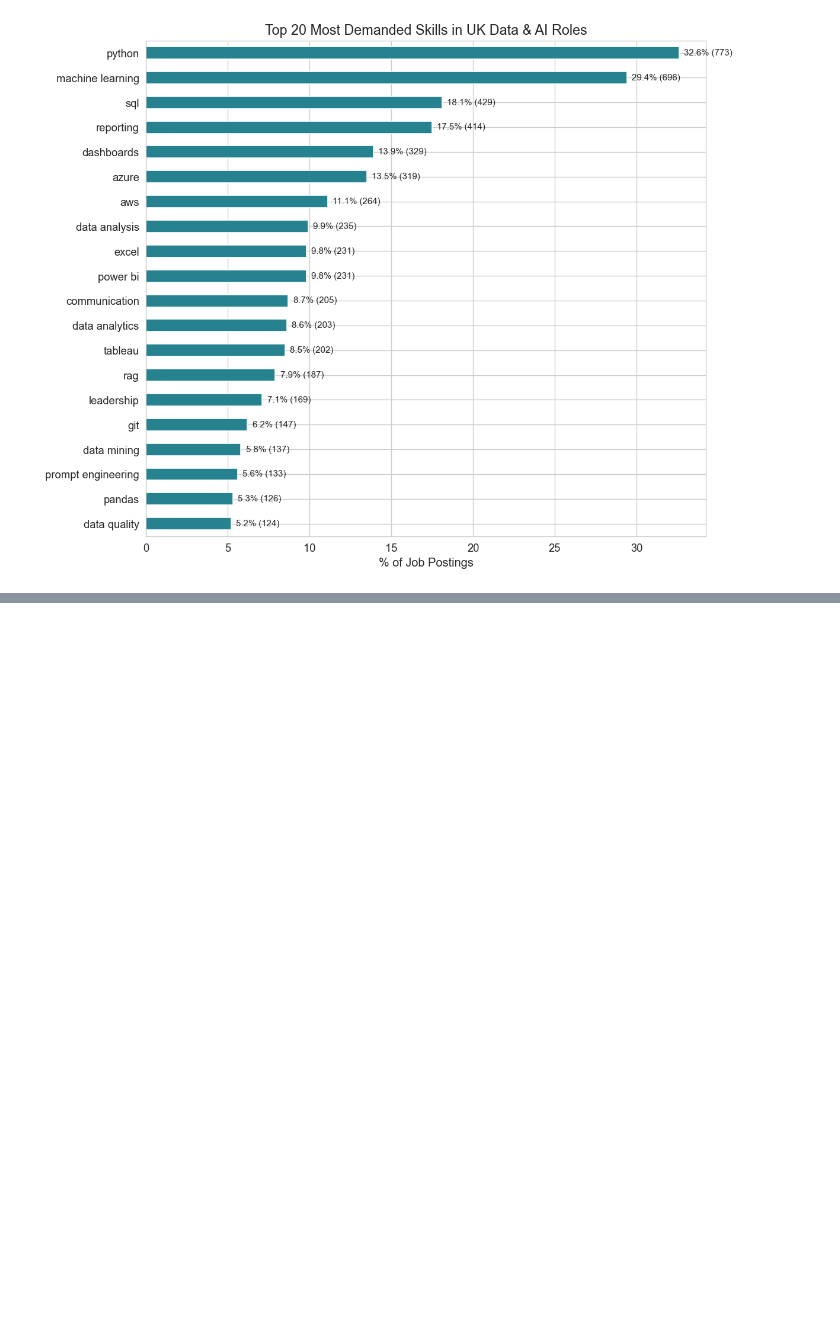
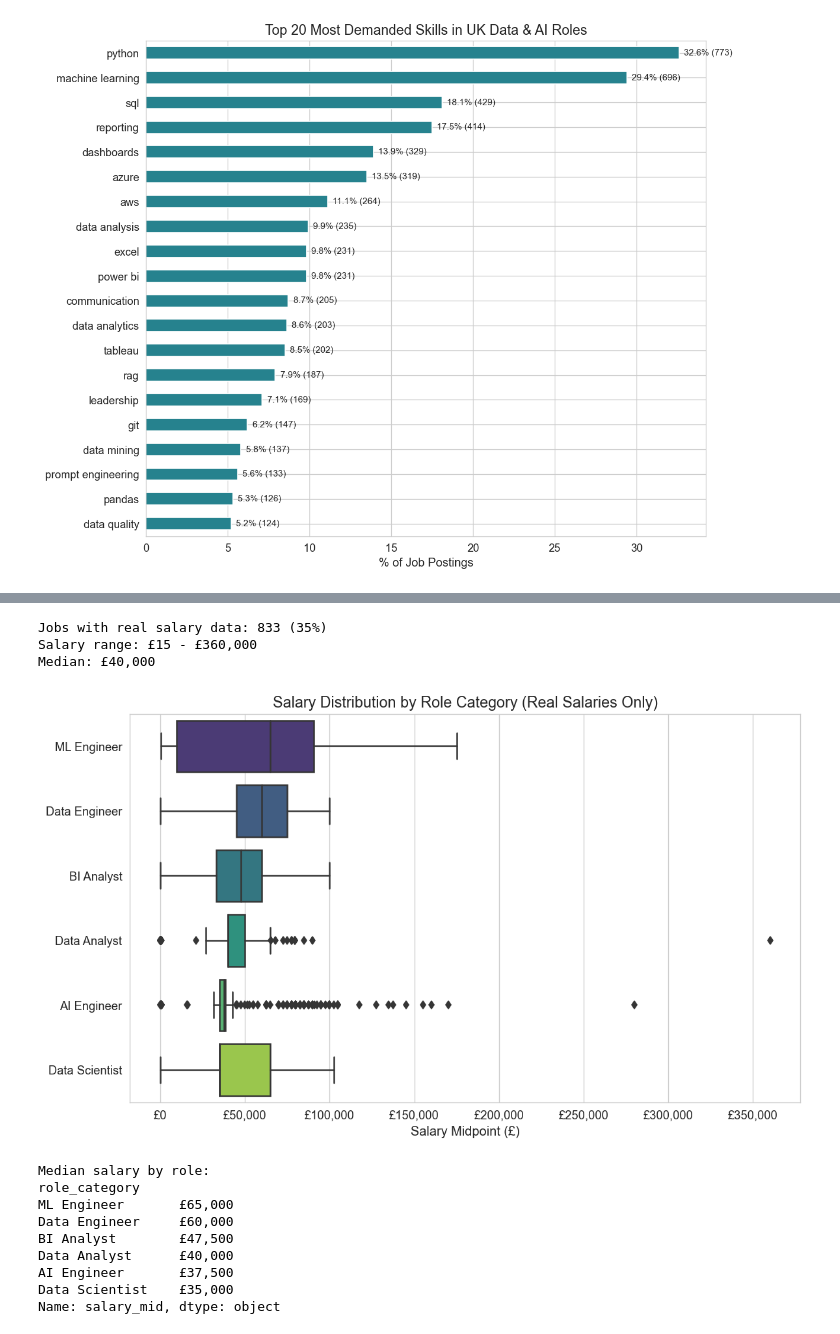
Before and after one commit to Hab-eeb/JobScope-UK, a Jupyter notebook: analysis.ipynb, the cells around one changed output, grey strips where cells are left out. Cells and saved outputs as stored; diff of their text form; code cells hidden in the pictures; blank space fills up the shorter version.

```diff
--- a/analysis.ipynb
+++ b/analysis.ipynb
@@ -160,0 +274,38 @@ plt.show()
+# %%
+# Filter to real salary data only
+df_salary = df[df['has_real_salary'] == 1].copy()
+print(f"Jobs with real salary data: {len(df_salary)} ({len(df_salary)/len(df)*100:.0f}%)")
+print(f"Salary range: £{df_salary['salary_mid'].min():,.0f} - £{df_salary['salary_mid'].max():,.0f}")
+print(f"Median: £{df_salary['salary_mid'].median():,.0f}")
+# %% [output]
+Jobs with real salary data: 833 (35%)
+Salary range: £15 - £360,000
+Median: £40,000
+# %%
+# Salary by role category
+fig, ax = plt.subplots(figsize=(10, 6))
+order = df_salary.groupby('role_category')['salary_mid'].median().sort_values(ascending=False).index
+sns.boxplot(data=df_salary, y='role_category', x='salary_mid', order=order,
+            palette='viridis', ax=ax)
+ax.set_xlabel('Salary Midpoint (£)')
+ax.set_ylabel('')
+ax.set_title('Salary Distribution by Role Category (Real Salaries Only)')
+ax.xaxis.set_major_formatter(plt.FuncFormatter(lambda x, _: f'£{x:,.0f}'))
+plt.tight_layout()
+plt.savefig('outputs/salary_by_role.png', bbox_inches='tight')
+plt.show()
+
+# Print median salaries
+print("\nMedian salary by role:")
+print(df_salary.groupby('role_category')['salary_mid'].median().sort_values(ascending=False).apply(lambda x: f'£{x:,.0f}'))
+# %% [output]
+[figure, added]
+Median salary by role:
+role_category
+ML Engineer       £65,000
+Data Engineer     £60,000
+BI Analyst        £47,500
+Data Analyst      £40,000
+AI Engineer       £37,500
+Data Scientist    £35,000
+Name: salary_mid, dtype: object
```
Also changed, not shown: parts of 7 cells of this notebook, 6 other files.
